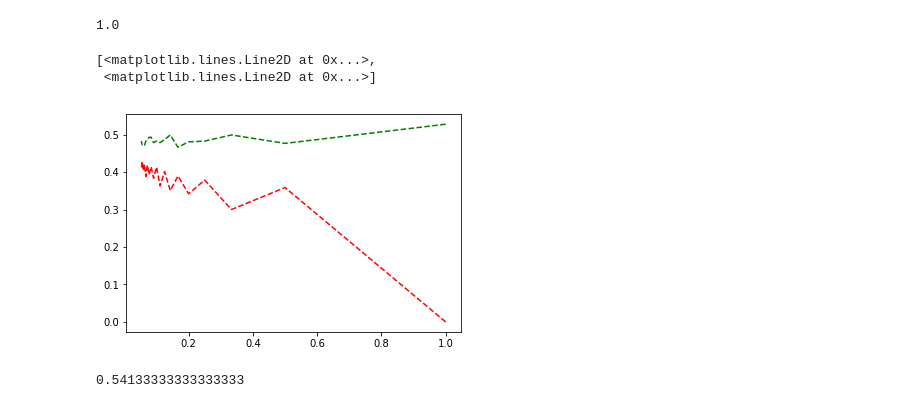
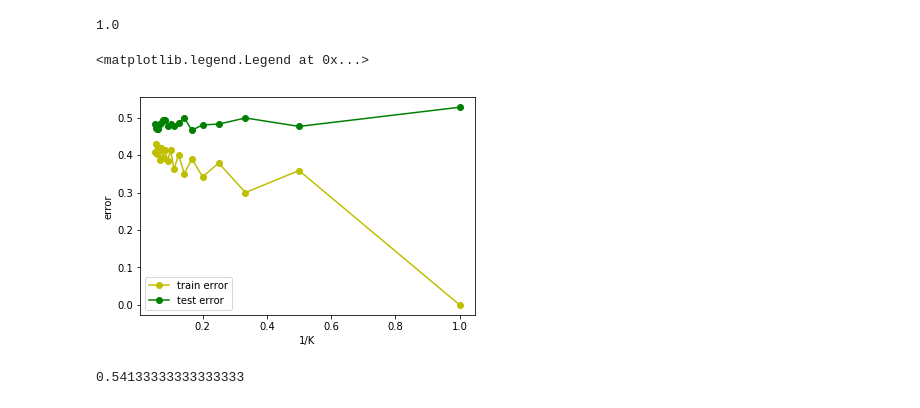
Before and after one commit to bg453cornell/ORIE-4740-NLP-ML, a Jupyter notebook: ORIE 4740 Code.ipynb, the cells around one changed output. Drawn from its saved outputs; the diff is of its cells as text; code cells hidden in the pictures.

```diff
--- a/ORIE 4740 Code.ipynb
+++ b/ORIE 4740 Code.ipynb
@@ -154,11 +154,14 @@ train_error =[1- KNN(train_term_document_matrix, DJIA_train, train_term_document
 test_error = [1- KNN(train_term_document_matrix, DJIA_train, test_term_document_matrix, DJIA_test, K) for K in range(1, 20)]
 # %%
 one_over_k = [1.0/K for K in range(1, 20)]
-plt.plot(one_over_k, train_error, 'r--',one_over_k, test_error, 'g--')
+plt.plot(one_over_k, train_error, '-yo', label = 'train error')
+plt.plot(one_over_k, test_error, '-go', label = 'test error')
+plt.ylabel('error')
+plt.xlabel('1/K')
+plt.legend(loc = 'lower left')
 # %% [output]
-[<matplotlib.lines.Line2D at 0x...>,
- <matplotlib.lines.Line2D at 0x...>]
+<matplotlib.legend.Legend at 0x...>
-[figure, old version]
+[figure, new version]
 # %%
 sum(DJIA_train)/len(DJIA_train)
 # %% [output]
```
